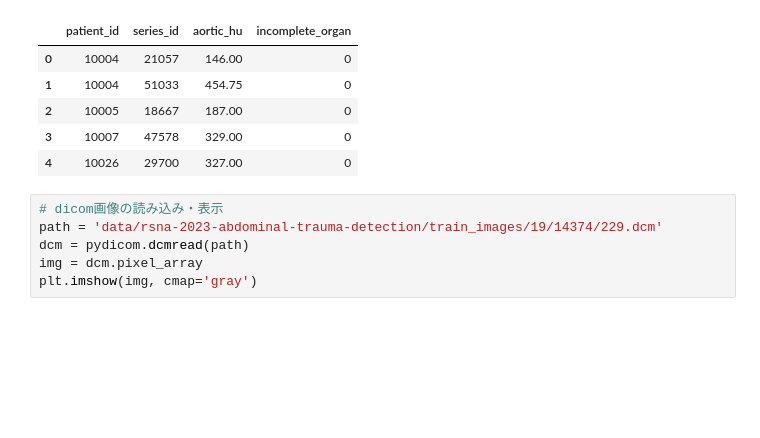
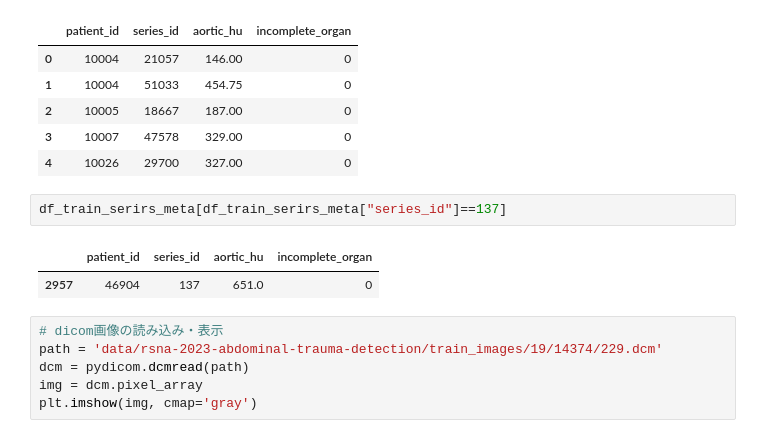
Before and after one commit to tachyon777/rsna-2023, a Jupyter notebook: notebooks/exp001.ipynb, the cells around one changed output. Cells and saved outputs as stored; diff of their text form; blank space fills up the shorter version.

```diff
--- a/notebooks/exp001.ipynb
+++ b/notebooks/exp001.ipynb
@@ -78,6 +81,11 @@ df_train_serirs_meta.head()
 | 2 | 10005 | 18667 | 187.00 | 0 |
 | 3 | 10007 | 47578 | 329.00 | 0 |
 | 4 | 10026 | 29700 | 327.00 | 0 |
+# %%
+df_train_serirs_meta[df_train_serirs_meta["series_id"]==137]
+# %% [output]
+|  | patient_id | series_id | aortic_hu | incomplete_organ |
+| 2957 | 46904 | 137 | 651.0 | 0 |
 # %%
 # dicom画像の読み込み・表示
 path = 'data/rsna-2023-abdominal-trauma-detection/train_images/19/14374/229.dcm'
```
Also changed, not shown: parts of 2 cells of this notebook, 7 other files.
